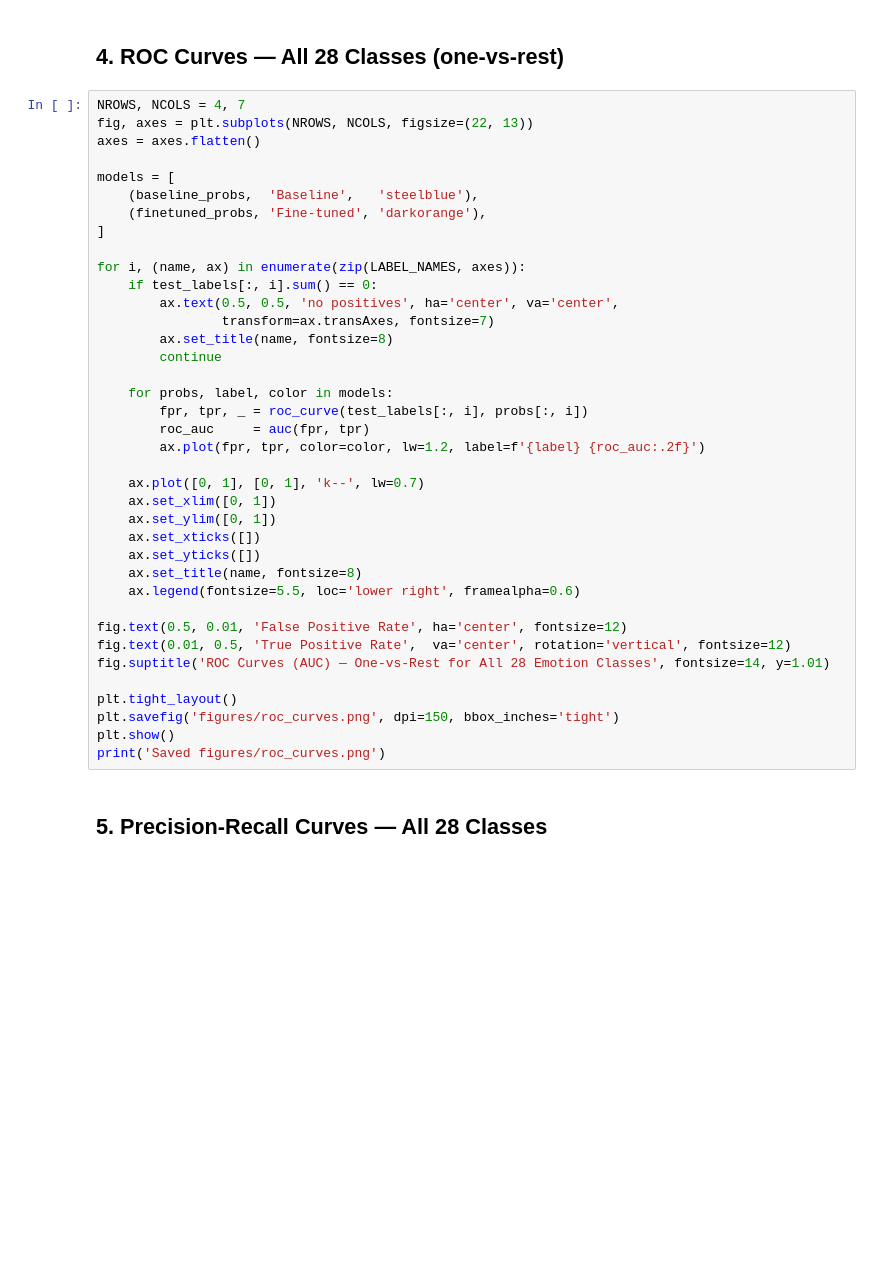
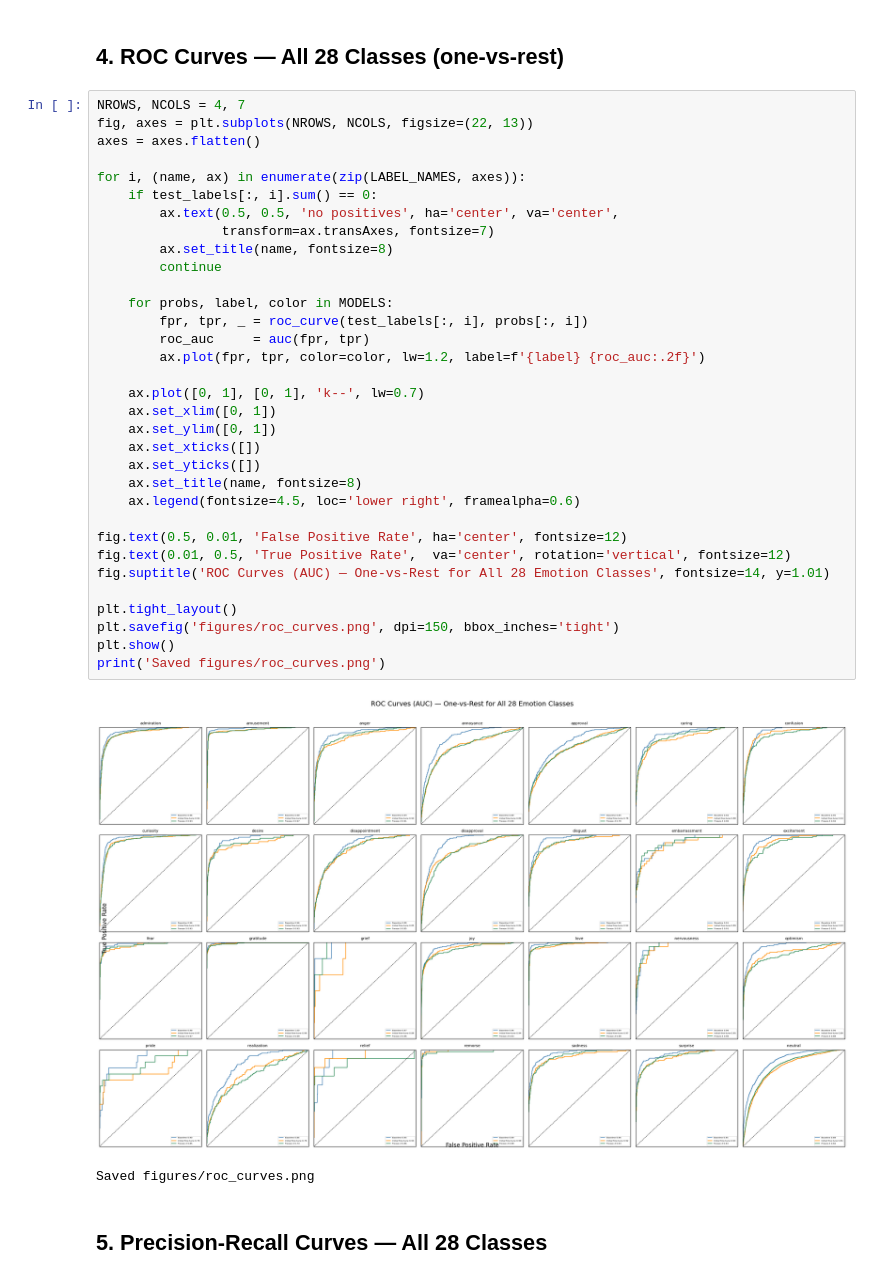
Before and after one commit to Lemon2116/emotion-detection, a Jupyter notebook: visualization.ipynb, the cells around one changed output. Drawn from its saved outputs; the diff is of its cells as text; blank space fills up the shorter version.

```diff
--- a/visualization.ipynb
+++ b/visualization.ipynb
@@ -169,40 +194,38 @@ print(f'Top-{TOP_N} classes by support:', topn_names)
 NROWS, NCOLS = 4, 7
 fig, axes = plt.subplots(NROWS, NCOLS, figsize=(22, 13))
 axes = axes.flatten()
-
-models = [
-    (baseline_probs,  'Baseline',   'steelblue'),
-    (finetuned_probs, 'Fine-tuned', 'darkorange'),
-]
 
 for i, (name, ax) in enumerate(zip(LABEL_NAMES, axes)):
     if test_labels[:, i].sum() == 0:
         ax.text(0.5, 0.5, 'no positives', ha='center', va='center',
                 transform=ax.transAxes, fontsize=7)
         ax.set_title(name, fontsize=8)
         continue
 
-    for probs, label, color in models:
+    for probs, label, color in MODELS:
         fpr, tpr, _ = roc_curve(test_labels[:, i], probs[:, i])
         roc_auc     = auc(fpr, tpr)
         ax.plot(fpr, tpr, color=color, lw=1.2, label=f'{label} {roc_auc:.2f}')
 
     ax.plot([0, 1], [0, 1], 'k--', lw=0.7)
     ax.set_xlim([0, 1])
     ax.set_ylim([0, 1])
     ax.set_xticks([])
     ax.set_yticks([])
     ax.set_title(name, fontsize=8)
-    ax.legend(fontsize=5.5, loc='lower right', framealpha=0.6)
+    ax.legend(fontsize=4.5, loc='lower right', framealpha=0.6)
 
 fig.text(0.5, 0.01, 'False Positive Rate', ha='center', fontsize=12)
 fig.text(0.01, 0.5, 'True Positive Rate',  va='center', rotation='vertical', fontsize=12)
 fig.suptitle('ROC Curves (AUC) — One-vs-Rest for All 28 Emotion Classes', fontsize=14, y=1.01)
 
 plt.tight_layout()
 plt.savefig('figures/roc_curves.png', dpi=150, bbox_inches='tight')
 plt.show()
 print('Saved figures/roc_curves.png')
+# %% [output]
+[figure, added]
+Saved figures/roc_curves.png
 # %% [markdown]
 ## 5. Precision-Recall Curves — All 28 Classes
 # %%
```
Also changed, not shown: parts of 9 cells of this notebook, 10 other files.
